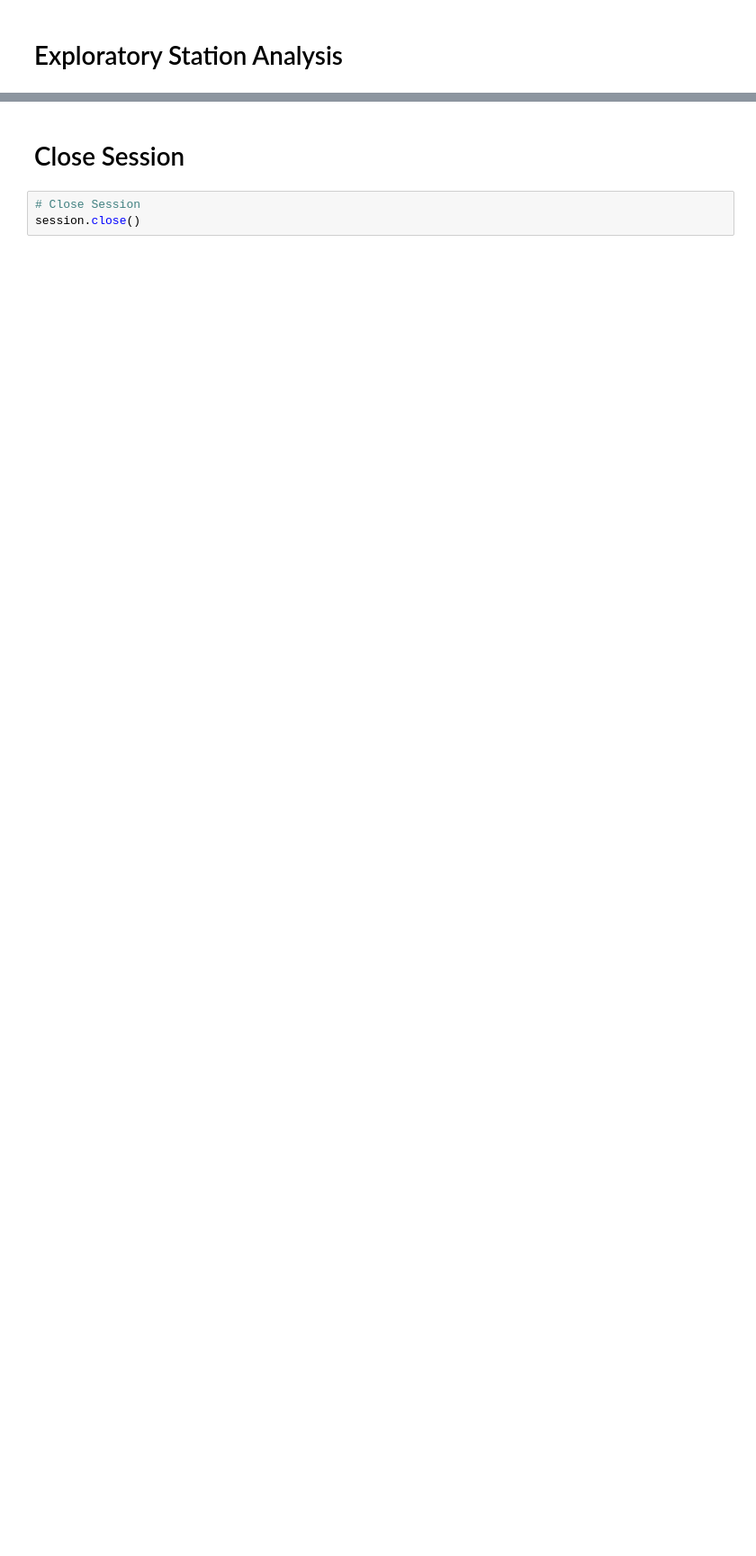
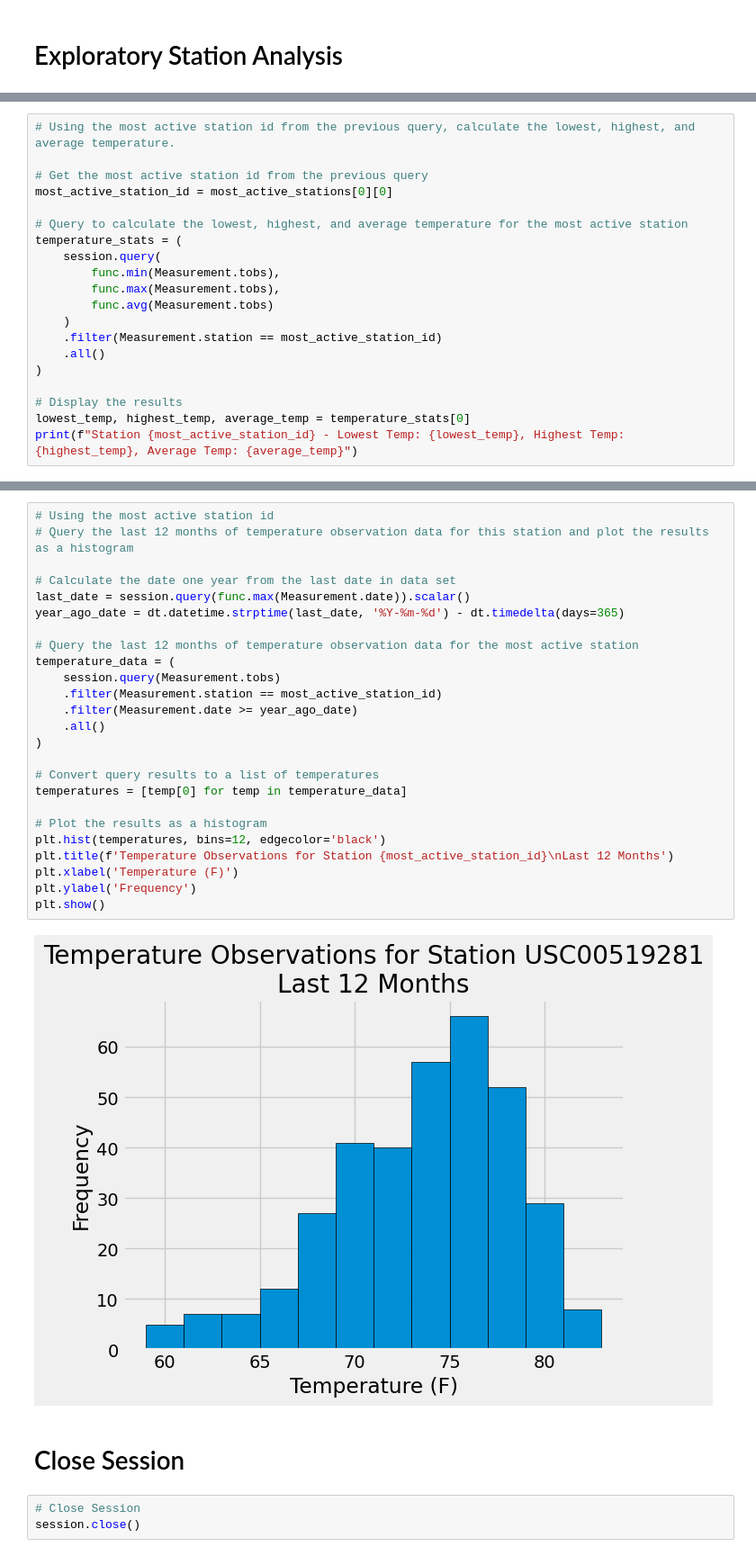
Before and after one commit to maslla100/sqlalchemy-challenge, a Jupyter notebook: climate_starter.ipynb, the cells around one changed output, grey strips where cells are left out. Shown: that part at 90% size. Cells and saved outputs as stored; diff of their text form; blank space fills up the shorter version.

```diff
--- a/climate_starter.ipynb
+++ b/climate_starter.ipynb
@@ -70,0 +124,20 @@ print(Base.classes.keys())
+# %%
+# Using the most active station id from the previous query, calculate the lowest, highest, and average temperature.
+
+# Get the most active station id from the previous query
+most_active_station_id = most_active_stations[0][0]
+
+# Query to calculate the lowest, highest, and average temperature for the most active station
+temperature_stats = (
+    session.query(
+        func.min(Measurement.tobs),
+        func.max(Measurement.tobs),
+        func.avg(Measurement.tobs)
+    )
+    .filter(Measurement.station == most_active_station_id)
+    .all()
+)
+
+# Display the results
+lowest_temp, highest_temp, average_temp = temperature_stats[0]
+print(f"Station {most_active_station_id} - Lowest Temp: {lowest_temp}, Highest Temp: {highest_temp}, Average Temp: {average_temp}")
@@ -71,3 +146,30 @@ print(Base.classes.keys())
+# %%
+# Using the most active station id
+# Query the last 12 months of temperature observation data for this station and plot the results as a histogram
+
+# Calculate the date one year from the last date in data set
+last_date = session.query(func.max(Measurement.date)).scalar()
+year_ago_date = dt.datetime.strptime(last_date, '%Y-%m-%d') - dt.timedelta(days=365)
+
+# Query the last 12 months of temperature observation data for the most active station
+temperature_data = (
+    session.query(Measurement.tobs)
+    .filter(Measurement.station == most_active_station_id)
+    .filter(Measurement.date >= year_ago_date)
+    .all()
+)
+
+# Convert query results to a list of temperatures
+temperatures = [temp[0] for temp in temperature_data]
+
+# Plot the results as a histogram
+plt.hist(temperatures, bins=12, edgecolor='black')
+plt.title(f'Temperature Observations for Station {most_active_station_id}\nLast 12 Months')
+plt.xlabel('Temperature (F)')
+plt.ylabel('Frequency')
+plt.show()
+# %% [output]
+[figure, added]
 # %% [markdown]
 # Close Session
 # %%
```
Also changed, not shown: parts of 14 cells of this notebook, 2 other files.
